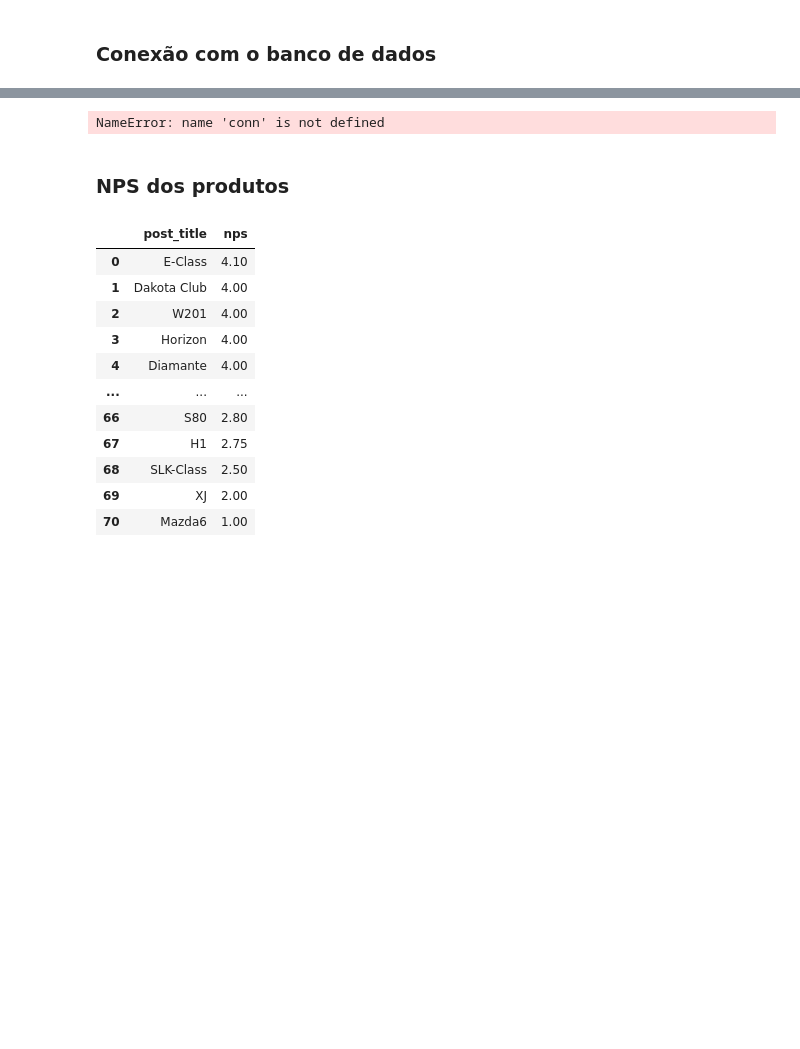
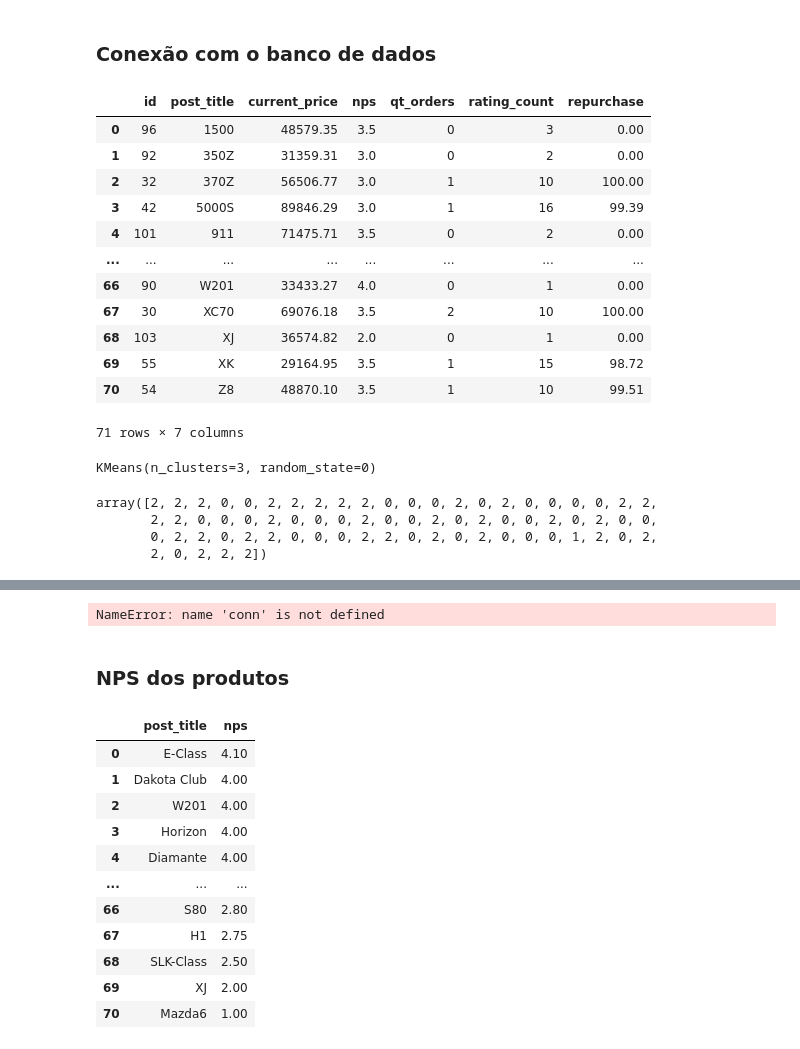
Before and after one commit to MarcalFilosofo/Marketing-Segmentado, a Jupyter notebook: kpis.ipynb, the cells around one changed output, grey strips where cells are left out. Drawn from its saved outputs; the diff is of its cells as text; code cells hidden in the pictures; blank space fills up the shorter version.

```diff
--- a/kpis.ipynb
+++ b/kpis.ipynb
@@ -34,0 +58,57 @@ conn = DBConnection.getConnection()
+# %%
+conn.execute("""
+            SELECT
+                wp_posts.ID,
+                wp_posts.post_title,
+                Round(Avg(DISTINCT(wp_commentmeta.meta_value)), 1) AS nps,
+                COUNT(DISTINCT(wp_wc_order_product_lookup.product_id)) as qt_orders,
+                COUNT(DISTINCT(wp_commentmeta.meta_id)) as rating_count,
+                Round(wp_wc_product_meta_lookup.max_price, 2) as current_price
+            FROM   wp_posts
+                INNER JOIN wp_comments
+                        ON wp_posts.id = wp_comments.comment_post_id
+                INNER JOIN wp_commentmeta
+                        ON wp_comments.comment_id = wp_commentmeta.comment_id
+                LEFT JOIN wp_wc_order_product_lookup
+                        ON wp_posts.ID = wp_wc_order_product_lookup.product_id
+                LEFT JOIN wp_wc_product_meta_lookup
+                        ON wp_posts.ID = wp_wc_product_meta_lookup.product_id
+            WHERE  wp_commentmeta.meta_key = 'rating'
+            GROUP BY wp_posts.post_title
+        """)
+
+products_kpis_1 = pd.DataFrame(conn.fetchall())
+
+products_kpis_list = []
+
+for index, row in products_kpis_1.iterrows():
+    index_recompra = get_index_recompra(row['ID'])
+    new_row = dict({
+        "id": row['ID'],
+        "post_title": row['post_title'],
+        "current_price": row['current_price'],
+        "nps": row['nps'],
+        "qt_orders": row['qt_orders'],
+        "rating_count": row['rating_count'],
+        "repurchase": index_recompra,
+    })
+
+    products_kpis_list.append(new_row)
+
+products_kpi = pd.DataFrame(products_kpis_list)
+list(products_kpis_list)
+products_kpi
+# %% [output]
+|  | id | post_title | current_price | nps | qt_orders | rating_count | repurchase |
+| 0 | 96 | 1500 | 48579.35 | 3.5 | 0 | 3 | 0.00 |
+| 1 | 92 | 350Z | 31359.31 | 3.0 | 0 | 2 | 0.00 |
+| 2 | 32 | 370Z | 56506.77 | 3.0 | 1 | 10 | 100.00 |
+| 3 | 42 | 5000S | 89846.29 | 3.0 | 1 | 16 | 99.39 |
+| 4 | 101 | 911 | 71475.71 | 3.5 | 0 | 2 | 0.00 |
+| ... | ... | ... | ... | ... | ... | ... | ... |
+| 66 | 90 | W201 | 33433.27 | 4.0 | 0 | 1 | 0.00 |
+| 67 | 30 | XC70 | 69076.18 | 3.5 | 2 | 10 | 100.00 |
+| 68 | 103 | XJ | 36574.82 | 2.0 | 0 | 1 | 0.00 |
+| 69 | 55 | XK | 29164.95 | 3.5 | 1 | 15 | 98.72 |
+| 70 | 54 | Z8 | 48870.10 | 3.5 | 1 | 10 | 99.51 |
+71 rows × 7 columns
@@ -34,0 +123,11 @@ conn = DBConnection.getConnection()
+# %%
+kmeans.fit(X)
+# %% [output]
+KMeans(n_clusters=3, random_state=0)
+# %%
+kmeans.labels_
+# %% [output]
+array([2, 2, 2, 0, 0, 2, 2, 2, 2, 2, 0, 0, 0, 2, 0, 2, 0, 0, 0, 0, 2, 2,
+       2, 2, 0, 0, 0, 2, 0, 0, 0, 2, 0, 0, 2, 0, 2, 0, 0, 2, 0, 2, 0, 0,
+       0, 2, 2, 0, 2, 2, 0, 0, 0, 2, 2, 0, 2, 0, 2, 0, 0, 0, 1, 2, 0, 2,
+       2, 0, 2, 2, 2])
```
Also changed, not shown: parts of 9 cells of this notebook, 10 other files.
